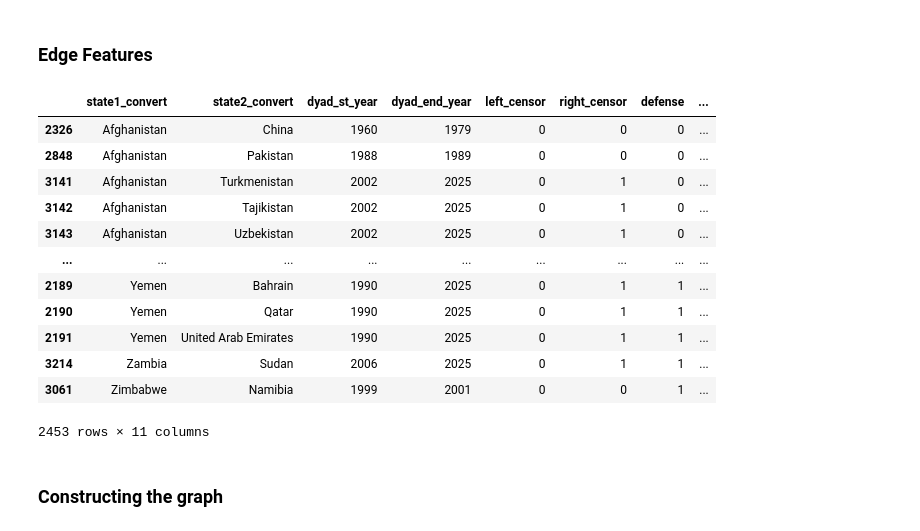
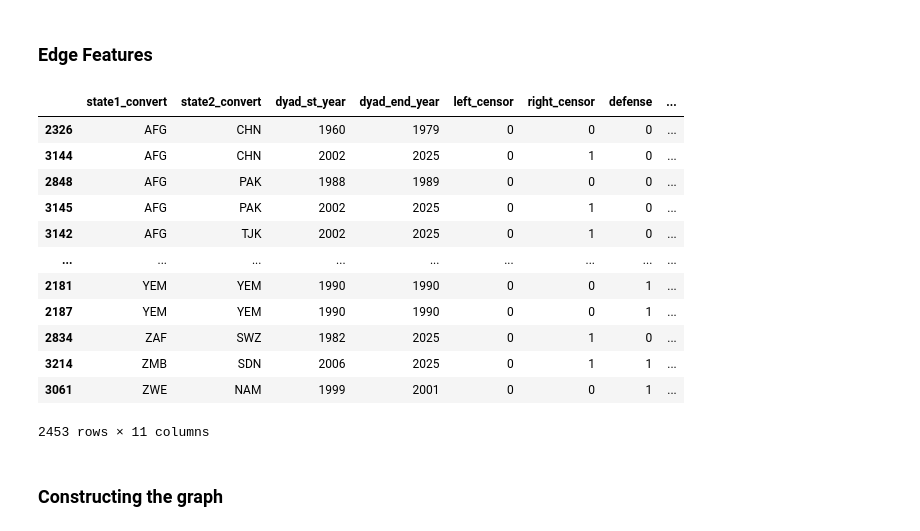
Before and after one commit to samrauh/dlss-project, a Jupyter notebook: data_collection/political/political_graph.ipynb, the cells around one changed output. Drawn from its saved outputs; the diff is of its cells as text; code cells hidden in the pictures.

```diff
--- a/data_collection/political/political_graph.ipynb
+++ b/data_collection/political/political_graph.ipynb
@@ -424,20 +424,23 @@ feature_nodes.shape
 # %% [markdown]
 ### Edge Features
+# %%
+cow_pd["state1_convert"]=coco.convert(names=cow_pd["state1_convert"], to='ISO3')
+cow_pd["state2_convert"]=coco.convert(names=cow_pd["state2_convert"], to="ISO3")
 # %%
-cow_pd.sort_values(["state1_convert", "dyad_st_year"])
+cow_pd.sort_values(["state1_convert", "state2_convert","dyad_st_year"])
 # %% [output]
 |  | state1_convert | state2_convert | dyad_st_year | dyad_end_year | left_censor | right_censor | defense | ... |
-| 2326 | Afghanistan | China | 1960 | 1979 | 0 | 0 | 0 | ... |
-| 2848 | Afghanistan | Pakistan | 1988 | 1989 | 0 | 0 | 0 | ... |
-| 3141 | Afghanistan | Turkmenistan | 2002 | 2025 | 0 | 1 | 0 | ... |
-| 3142 | Afghanistan | Tajikistan | 2002 | 2025 | 0 | 1 | 0 | ... |
-| 3143 | Afghanistan | Uzbekistan | 2002 | 2025 | 0 | 1 | 0 | ... |
+| 2326 | AFG | CHN | 1960 | 1979 | 0 | 0 | 0 | ... |
+| 3144 | AFG | CHN | 2002 | 2025 | 0 | 1 | 0 | ... |
+| 2848 | AFG | PAK | 1988 | 1989 | 0 | 0 | 0 | ... |
+| 3145 | AFG | PAK | 2002 | 2025 | 0 | 1 | 0 | ... |
+| 3142 | AFG | TJK | 2002 | 2025 | 0 | 1 | 0 | ... |
 | ... | ... | ... | ... | ... | ... | ... | ... | ... |
-| 2189 | Yemen | Bahrain | 1990 | 2025 | 0 | 1 | 1 | ... |
-| 2190 | Yemen | Qatar | 1990 | 2025 | 0 | 1 | 1 | ... |
-| 2191 | Yemen | United Arab Emirates | 1990 | 2025 | 0 | 1 | 1 | ... |
-| 3214 | Zambia | Sudan | 2006 | 2025 | 0 | 1 | 1 | ... |
-| 3061 | Zimbabwe | Namibia | 1999 | 2001 | 0 | 0 | 1 | ... |
+| 2181 | YEM | YEM | 1990 | 1990 | 0 | 0 | 1 | ... |
+| 2187 | YEM | YEM | 1990 | 1990 | 0 | 0 | 1 | ... |
+| 2834 | ZAF | SWZ | 1982 | 2025 | 0 | 1 | 0 | ... |
+| 3214 | ZMB | SDN | 2006 | 2025 | 0 | 1 | 1 | ... |
+| 3061 | ZWE | NAM | 1999 | 2001 | 0 | 0 | 1 | ... |
 2453 rows × 11 columns
 # %% [markdown]
 ### Constructing the graph
```
Also changed, not shown: parts of 6 cells of this notebook, 3 other files.
